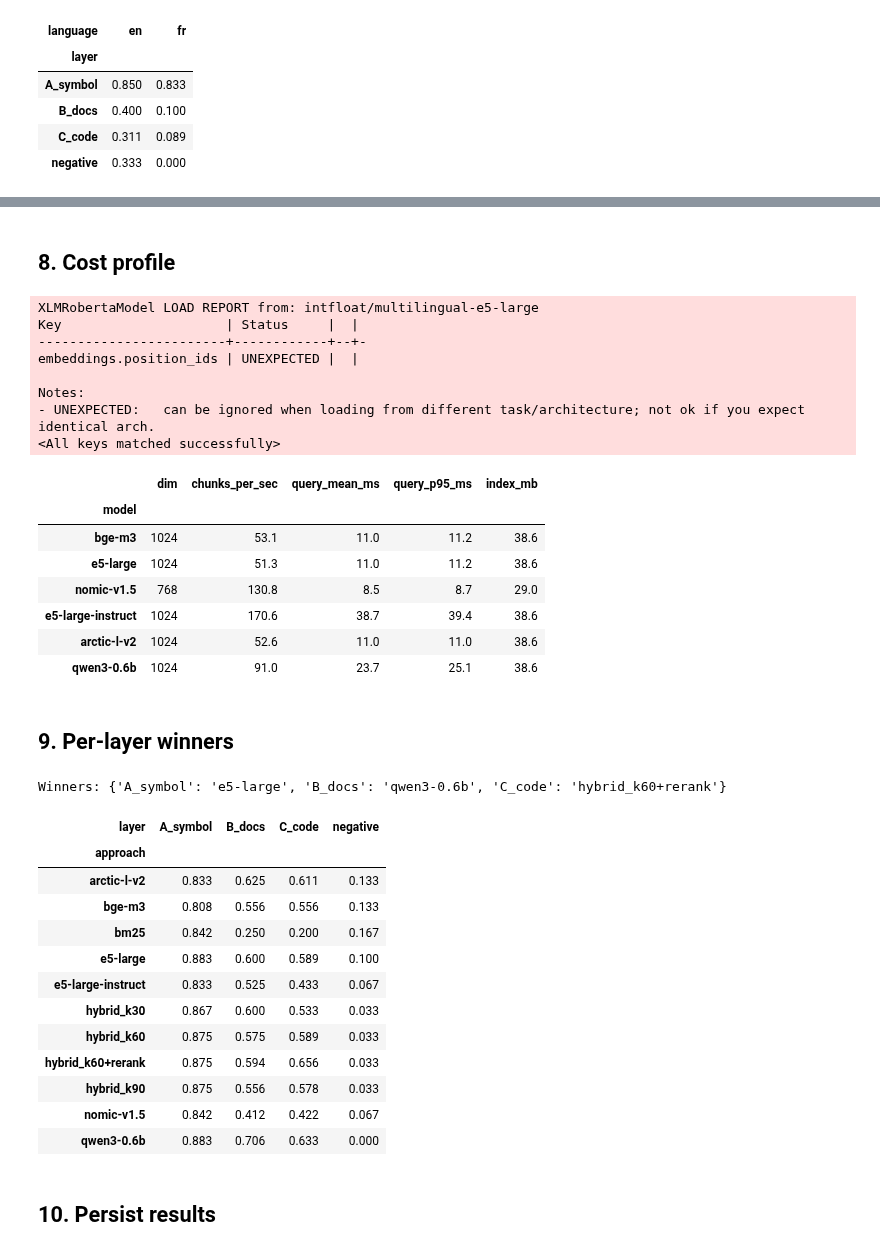
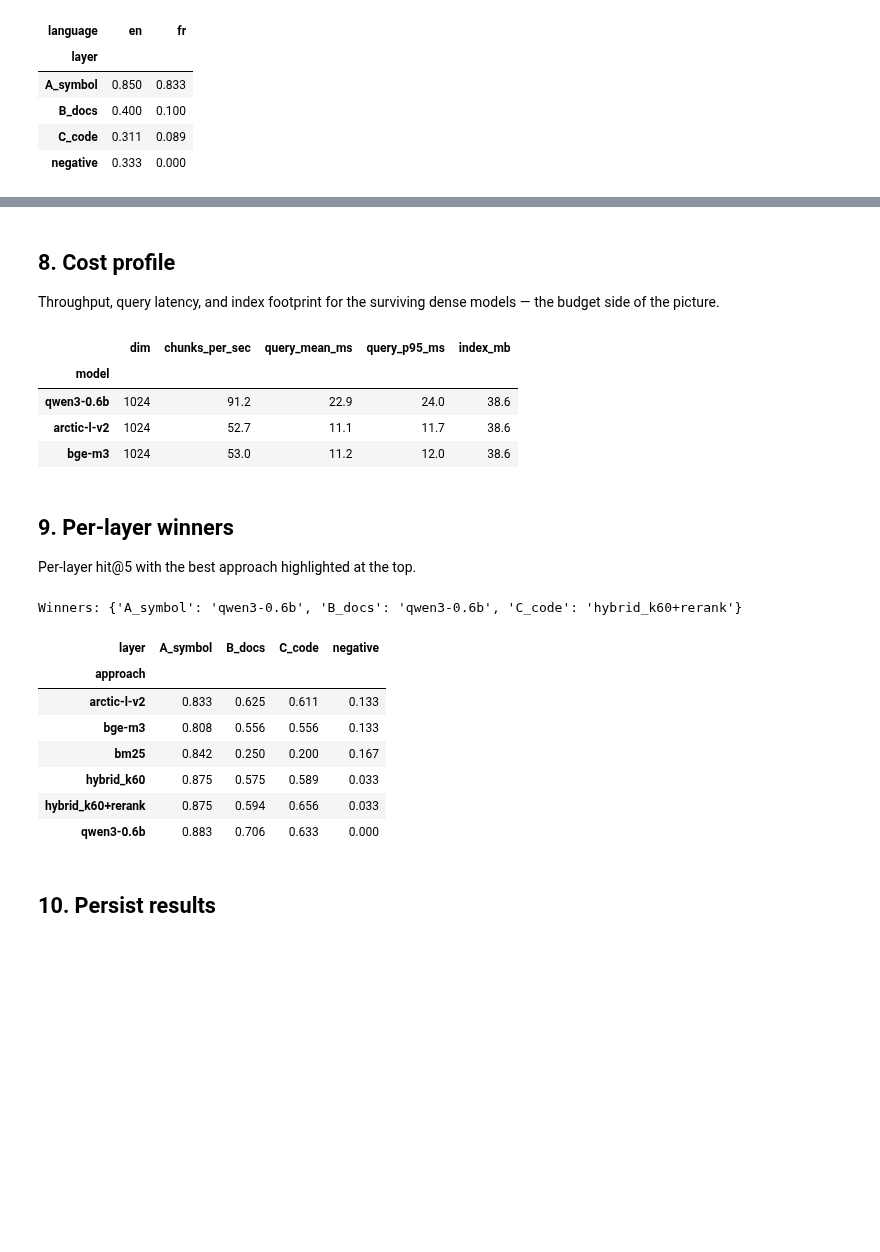
Before and after one commit to kalisio/knowledge, a Jupyter notebook: notebooks/nb05_embedding_evaluation.ipynb, the cells around one changed output, grey strips where cells are left out. Saved outputs shown, nothing was run; the diff lists cells and outputs as text; code cells hidden in the pictures; blank space fills up the shorter version.

```diff
--- a/notebooks/nb05_embedding_evaluation.ipynb
+++ b/notebooks/nb05_embedding_evaluation.ipynb
@@ -115,5 +136,9 @@ Sample query per layer:
 # %%
-from nb05_helpers import RECIPES, truncation_audit
+from nb05_helpers import RECIPES
+
+# Curated lineup — see notebook intro for why the others are dropped.
+SELECTED_MODELS = ["qwen3-0.6b", "arctic-l-v2", "bge-m3"]
+ACTIVE_RECIPES = {k: RECIPES[k] for k in SELECTED_MODELS}
 
 display(pd.DataFrame([
     {
@@ -122,12 +147,7 @@ display(pd.DataFrame([
         "query_prefix": repr(r.query_prefix),
         "passage_prefix": repr(r.passage_prefix),
         "max_tokens": r.max_tokens,
-        "matryoshka_dim": r.matryoshka_dim,
         "family": r.family,
-    } for k, r in RECIPES.items()
+    } for k, r in ACTIVE_RECIPES.items()
 ]).set_index("key"))
-
-audit_rows = [truncation_audit(r, chunk_texts) for r in RECIPES.values()]
-df_audit = pd.DataFrame(audit_rows).set_index("model")
-df_audit
 # %% [output]
@@ -165,7 +173,7 @@ dense_dfs: list[pd.DataFrame] = []
 available_models: list[str] = []
 skipped_models: list[dict[str, str]] = []
 
-for key, recipe in RECIPES.items():
+for key, recipe in ACTIVE_RECIPES.items():
     print(f"[dense] {key} -> loading")
     model = None
     try:
@@ -449,5 +432,8 @@ display(df_negative_stress)
-# %% [markdown]
-## 8. Cost profile
+# %% [markdown]
+## 8. Cost profile
+
+Throughput, query latency, and index footprint for the surviving dense
+models — the budget side of the picture.
 # %%
 from nb05_helpers import measure_throughput, index_size_bytes, query_latency_ms
 
@@ -456,71 +442,58 @@ sample_q = query_en[: min(40, len(query_en))]
 sample_chunks = chunk_texts[: min(512, len(chunk_texts))]
 
 for key in available_models:
-    recipe = RECIPES[key]
+    recipe = ACTIVE_RECIPES[key]
     try:
         model = load_recipe_model(recipe)
     except Exception:
         continue
 
     thr = measure_throughput(model, recipe, sample_chunks)
     full_cv = encode_corpus(model, recipe, chunk_texts)
     encode_q = lambda q, m=model, r=recipe: encode_queries(m, r, [q])
     lat = query_latency_ms(encode_q, full_cv, sample_q)
 
     cost_rows.append({
         "model": key,
         "dim": int(full_cv.shape[1]),
         "chunks_per_sec": round(thr["chunks_per_sec"], 1),
         "query_mean_ms": round(lat["mean_ms"], 1),
         "query_p95_ms":  round(lat["p95_ms"], 1),
         "index_mb": round(index_size_bytes(len(chunks), full_cv.shape[1]) / (1024 ** 2), 1),
     })
     del model, full_cv
     gc.collect()
     if torch.cuda.is_available(): torch.cuda.empty_cache()
 
 df_cost = pd.DataFrame(cost_rows).set_index("model")
 df_cost
 # %% [output]
-XLMRobertaModel LOAD REPORT from: intfloat/multilingual-e5-large
-Key                     | Status     |  |
-------------------------+------------+--+-
-embeddings.position_ids | UNEXPECTED |  |
-
-Notes:
-- UNEXPECTED:   can be ignored when loading from different task/architecture; not ok if you expect identical arch.
-<All keys matched successfully>
 |  | dim | chunks_per_sec | query_mean_ms | query_p95_ms | index_mb |
 | model |  |  |  |  |  |
-| bge-m3 | 1024 | 53.1 | 11.0 | 11.2 | 38.6 |
-| e5-large | 1024 | 51.3 | 11.0 | 11.2 | 38.6 |
-| nomic-v1.5 | 768 | 130.8 | 8.5 | 8.7 | 29.0 |
-| e5-large-instruct | 1024 | 170.6 | 38.7 | 39.4 | 38.6 |
-| arctic-l-v2 | 1024 | 52.6 | 11.0 | 11.0 | 38.6 |
-| qwen3-0.6b | 1024 | 91.0 | 23.7 | 25.1 | 38.6 |
+| qwen3-0.6b | 1024 | 91.2 | 22.9 | 24.0 | 38.6 |
+| arctic-l-v2 | 1024 | 52.7 | 11.1 | 11.7 | 38.6 |
+| bge-m3 | 1024 | 53.0 | 11.2 | 12.0 | 38.6 |
 # %% [markdown]
 ## 9. Per-layer winners
+
+Per-layer hit@5 with the best approach highlighted at the top.
 # %%
 from nb05_helpers import per_layer_summary
 
 per_layer = per_layer_summary(df_all)
-winners = {layer: per_layer[layer].idxmax() for layer in ("A_symbol", "B_docs", "C_code")}
+_winner_layers = [c for c in ("A_symbol", "B_docs", "C_code") if c in per_layer.columns]
+winners = {layer: per_layer[layer].idxmax() for layer in _winner_layers}
 print("Winners:", winners)
 display(per_layer)
 # %% [output]
-Winners: {'A_symbol': 'e5-large', 'B_docs': 'qwen3-0.6b', 'C_code': 'hybrid_k60+rerank'}
+Winners: {'A_symbol': 'qwen3-0.6b', 'B_docs': 'qwen3-0.6b', 'C_code': 'hybrid_k60+rerank'}
 | layer | A_symbol | B_docs | C_code | negative |
 | approach |  |  |  |  |
 | arctic-l-v2 | 0.833 | 0.625 | 0.611 | 0.133 |
 | bge-m3 | 0.808 | 0.556 | 0.556 | 0.133 |
 | bm25 | 0.842 | 0.250 | 0.200 | 0.167 |
-| e5-large | 0.883 | 0.600 | 0.589 | 0.100 |
-| e5-large-instruct | 0.833 | 0.525 | 0.433 | 0.067 |
-| hybrid_k30 | 0.867 | 0.600 | 0.533 | 0.033 |
 | hybrid_k60 | 0.875 | 0.575 | 0.589 | 0.033 |
 | hybrid_k60+rerank | 0.875 | 0.594 | 0.656 | 0.033 |
-| hybrid_k90 | 0.875 | 0.556 | 0.578 | 0.033 |
-| nomic-v1.5 | 0.842 | 0.412 | 0.422 | 0.067 |
 | qwen3-0.6b | 0.883 | 0.706 | 0.633 | 0.000 |
 # %% [markdown]
 ## 10. Persist results
```
Also changed, not shown: parts of 42 cells of this notebook, 7 other files.
